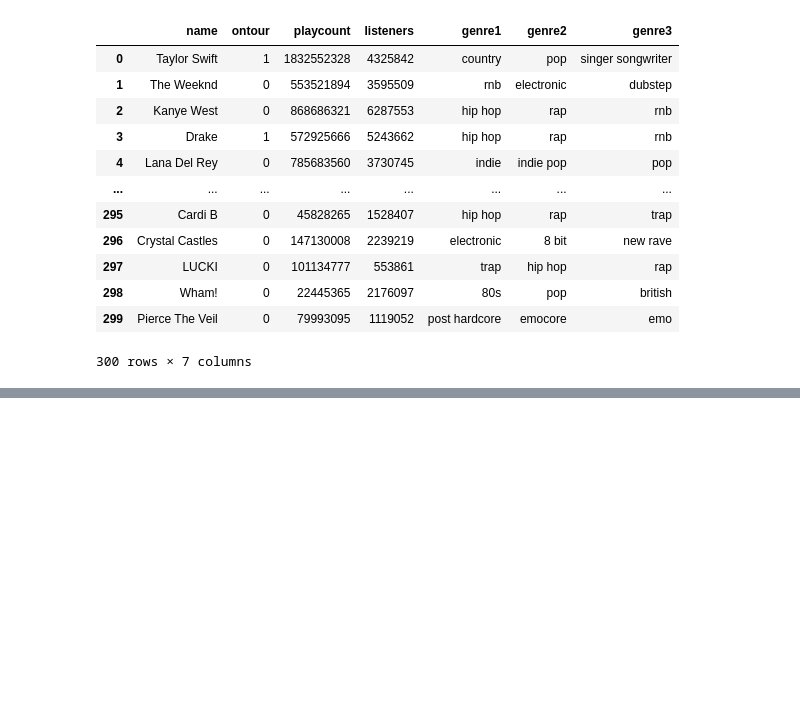
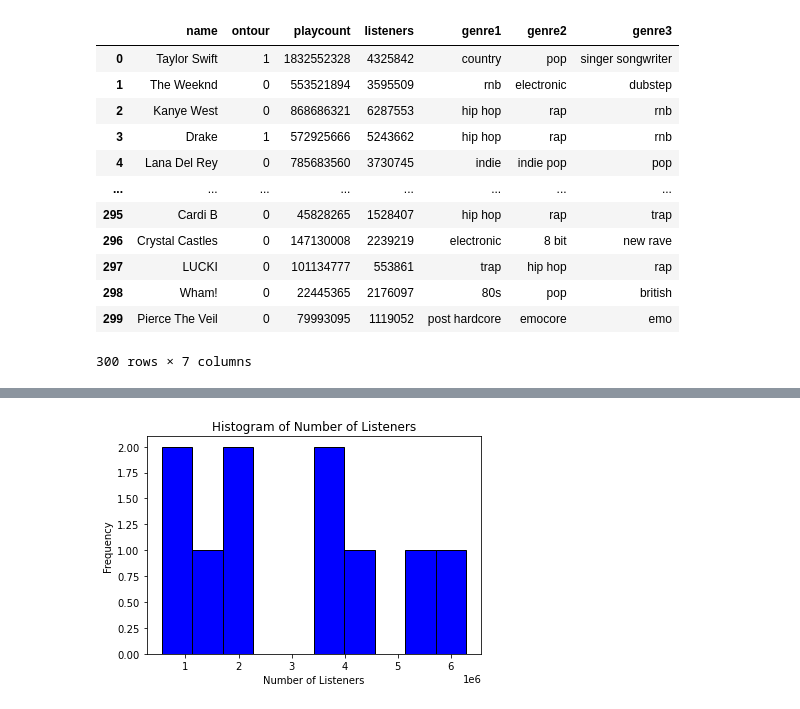
Before and after one commit to fong31h/Stat386_Final_Project, a Jupyter notebook: Semester Project.ipynb, the cells around one changed output, grey strips where cells are left out. Drawn from its saved outputs; the diff is of its cells as text; code cells hidden in the pictures; blank space fills up the shorter version.

```diff
--- a/Semester Project.ipynb
+++ b/Semester Project.ipynb
@@ -180,0 +178,16 @@ name, playcount, listeners, sex, genre, age?
+# %%
+# Your data
+data = [4325842, 3595509, 6287553, 5243662, 3730745, 1528407, 2239219, 553861, 2176097, 1119052]
+
+# Plotting the histogram
+plt.hist(data, bins=10, color='blue', edgecolor='black')
+
+# Adding labels and title
+plt.xlabel('Number of Listeners')
+plt.ylabel('Frequency')
+plt.title('Histogram of Number of Listeners')
+
+# Show the plot
+plt.show()
+# %% [output]
+[figure, added]
```
Also changed, not shown: parts of 6 cells of this notebook, 1 other file.
